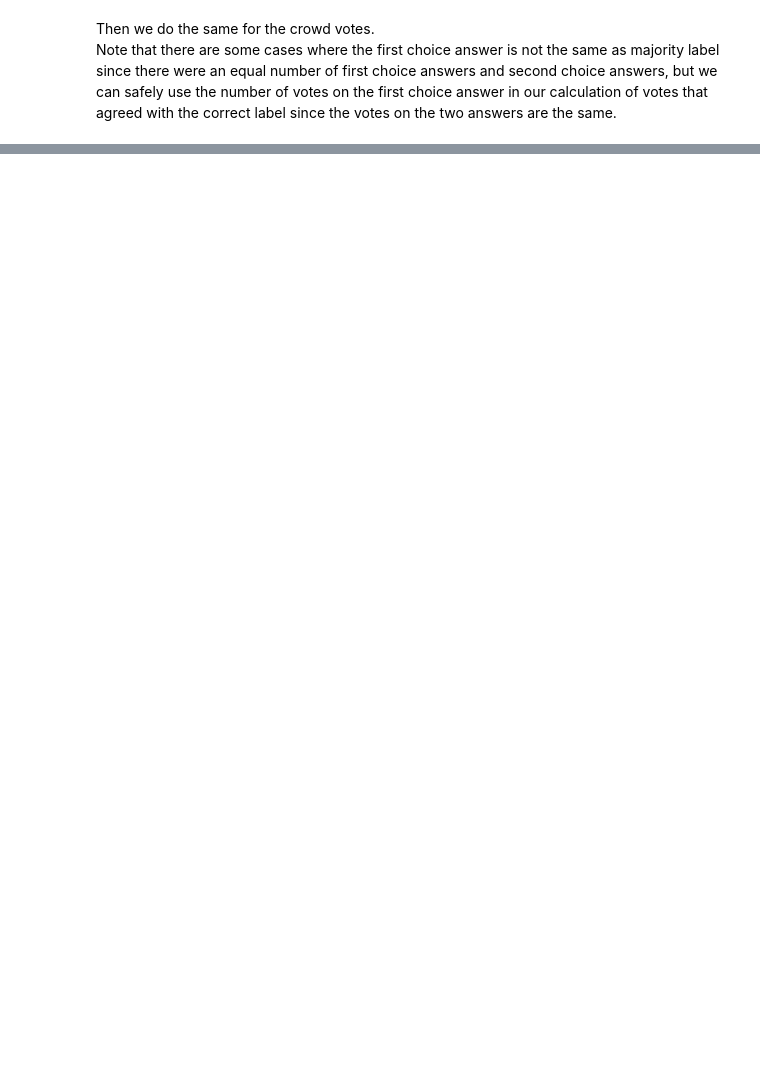
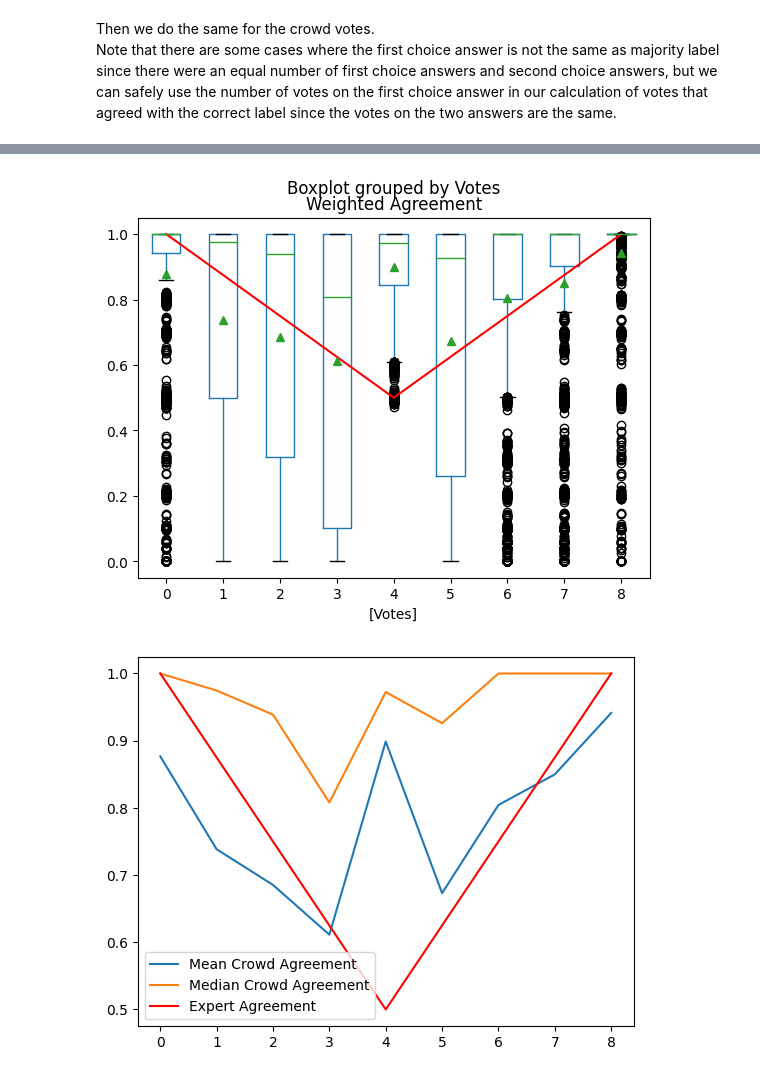
Before and after one commit to zhengxiaoyan321/medical_label_project, a Jupyter notebook: main.ipynb, the cells around one changed output, grey strips where cells are left out. Cells and saved outputs as stored; diff of their text form; code cells hidden in the pictures; blank space fills up the shorter version.

```diff
--- a/main.ipynb
+++ b/main.ipynb
@@ -109,0 +152,15 @@ valid_results
+# %%
+weighted_agreement = (valid_results["First Choice Votes"]*valid_results["First Choice Weight"])/(valid_results["First Choice Votes"]*valid_results["First Choice Weight"]+valid_results["Second Choice Votes"]*valid_results["Second Choice Weight"])
+valid_results["Weighted Agreement"] = weighted_agreement*agreement + (1-weighted_agreement)*(1-agreement)
+# %%
+valid_results[["Weighted Agreement","Votes"]].boxplot(by="Votes", showmeans=True, grid=False)
+plt.plot(np.arange(9)+1, expert_agreement, color="r")
+plt.show()
+plt.plot(valid_results.groupby("Votes")[["Weighted Agreement"]].mean(),label="Mean Crowd Agreement")
+plt.plot(valid_results.groupby("Votes")[["Weighted Agreement"]].median(),label="Median Crowd Agreement")
+plt.plot(np.arange(9), expert_agreement,label="Expert Agreement", color="r")
+plt.legend()
+plt.show()
+# %% [output]
+[figure, added]
+[figure, added]
```
Also changed, not shown: parts of 18 cells of this notebook.
